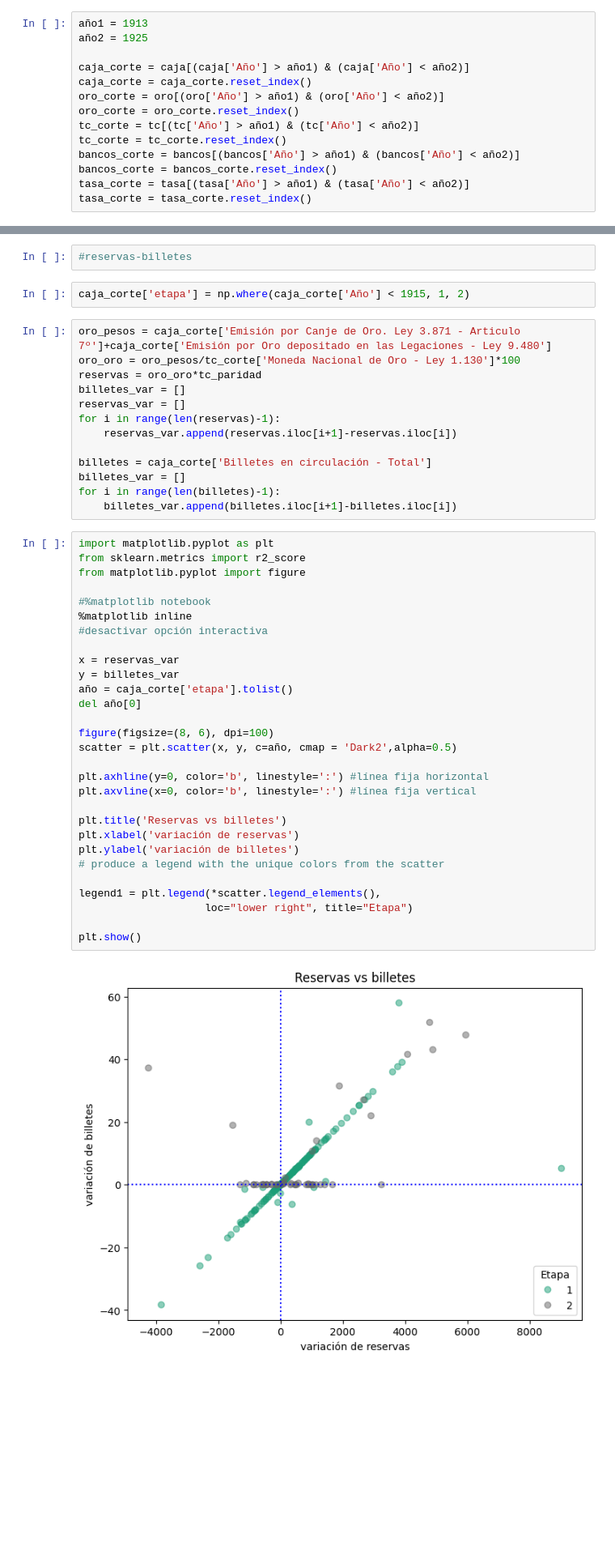
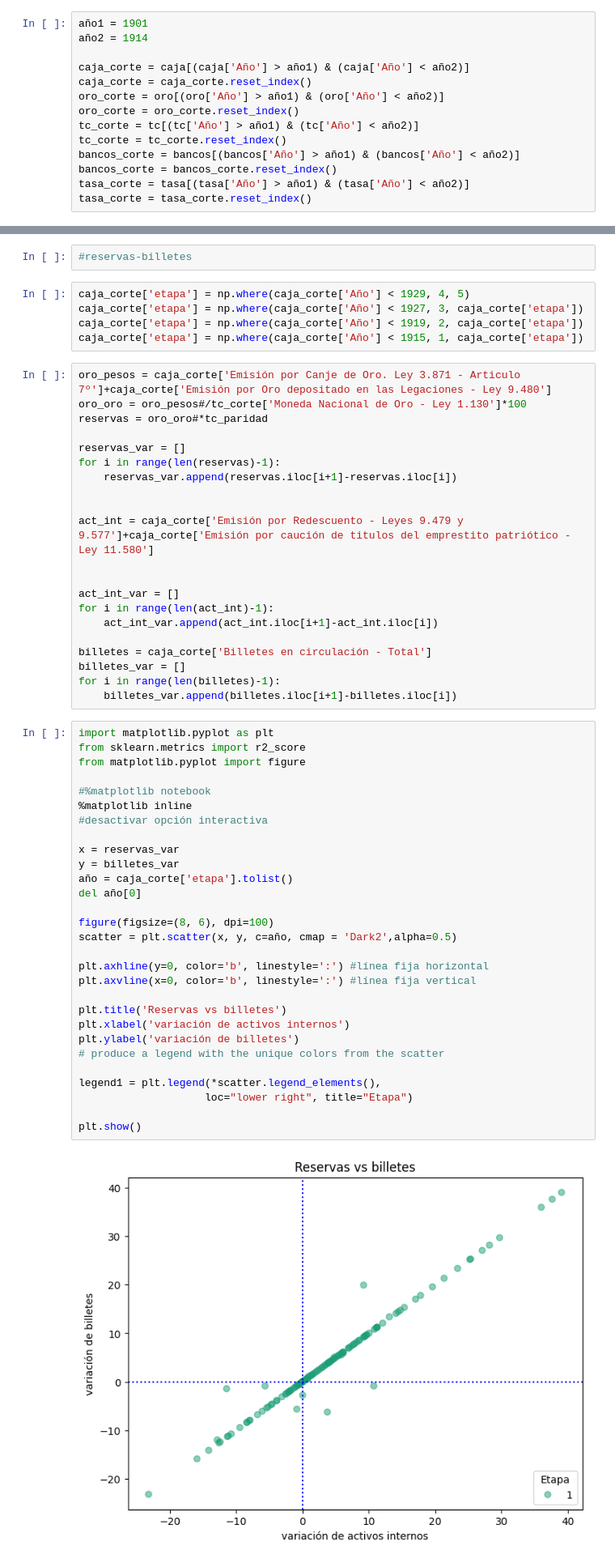
Before and after one commit to lucatoss/caja-de-conversi-n, a Jupyter notebook: La primera caja de conversión en cifras.ipynb, the cells around one changed output, grey strips where cells are left out. Shown at 81% size. Cells and saved outputs as stored; diff of their text form; blank space fills up the shorter version.

```diff
--- a/La primera caja de conversión en cifras.ipynb
+++ b/La primera caja de conversión en cifras.ipynb
@@ -164,8 +165,8 @@ tasa[cols] = tasa[cols].apply(pd.to_numeric, errors='coerce')
 
 tasa['Año'] = tasa['Año'].astype(int)
 # %%
-año1 = 1913
-año2 = 1925
+año1 = 1901
+año2 = 1914
 
 caja_corte = caja[(caja['Año'] > año1) & (caja['Año'] < año2)]
 caja_corte = caja_corte.reset_index()
@@ -214,15 +215,26 @@ plt.show()
 # %%
 #reservas-billetes
-# %%
-caja_corte['etapa'] = np.where(caja_corte['Año'] < 1915, 1, 2)
+# %%
+caja_corte['etapa'] = np.where(caja_corte['Año'] < 1929, 4, 5)
+caja_corte['etapa'] = np.where(caja_corte['Año'] < 1927, 3, caja_corte['etapa'])
+caja_corte['etapa'] = np.where(caja_corte['Año'] < 1919, 2, caja_corte['etapa'])
+caja_corte['etapa'] = np.where(caja_corte['Año'] < 1915, 1, caja_corte['etapa'])
 # %%
 oro_pesos = caja_corte['Emisión por Canje de Oro. Ley 3.871 - Articulo 7º']+caja_corte['Emisión por Oro depositado en las Legaciones - Ley 9.480']
-oro_oro = oro_pesos/tc_corte['Moneda Nacional de Oro - Ley 1.130']*100
-reservas = oro_oro*tc_paridad
-billetes_var = []
+oro_oro = oro_pesos#/tc_corte['Moneda Nacional de Oro - Ley 1.130']*100
+reservas = oro_oro#*tc_paridad
+
 reservas_var = []
 for i in range(len(reservas)-1):
     reservas_var.append(reservas.iloc[i+1]-reservas.iloc[i])
+
+
+act_int = caja_corte['Emisión por Redescuento - Leyes 9.479 y 9.577']+caja_corte['Emisión por caución de titulos del emprestito patriótico - Ley 11.580']
+
+
+act_int_var = []
+for i in range(len(act_int)-1):
+    act_int_var.append(act_int.iloc[i+1]-act_int.iloc[i])
 
 billetes = caja_corte['Billetes en circulación - Total']
 billetes_var = []
@@ -231,34 +243,34 @@ for i in range(len(billetes)-1):
 # %%
 import matplotlib.pyplot as plt
 from sklearn.metrics import r2_score
 from matplotlib.pyplot import figure
 
 #%matplotlib notebook
 %matplotlib inline
 #desactivar opción interactiva
 
 x = reservas_var
 y = billetes_var
 año = caja_corte['etapa'].tolist()
 del año[0]
 
 figure(figsize=(8, 6), dpi=100)
 scatter = plt.scatter(x, y, c=año, cmap = 'Dark2',alpha=0.5)
 
 plt.axhline(y=0, color='b', linestyle=':') #línea fija horizontal
 plt.axvline(x=0, color='b', linestyle=':') #línea fija vertical
 
 plt.title('Reservas vs billetes')
-plt.xlabel('variación de reservas')
+plt.xlabel('variación de activos internos')
 plt.ylabel('variación de billetes')
 # produce a legend with the unique colors from the scatter
 
 legend1 = plt.legend(*scatter.legend_elements(),
                     loc="lower right", title="Etapa")
 
 plt.show()
 # %% [output]
-[figure, old version]
+[figure, new version]
 # %%
 #depósitos
 # %%
```
Also changed, not shown: parts of 11 cells of this notebook.
